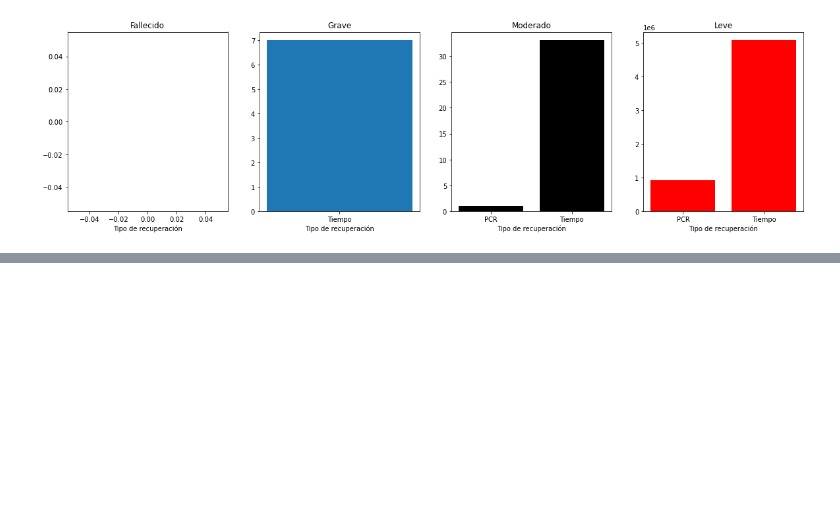
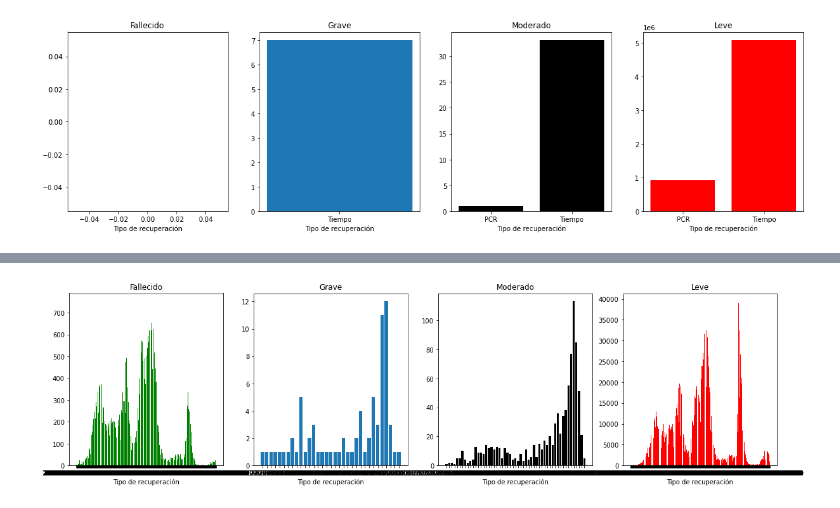
Before and after one commit to edangomez/INS-COVID19, a Jupyter notebook: pipeline.ipynb, the cells around one changed output, grey strips where cells are left out. Cells and saved outputs as stored; diff of their text form; code cells hidden in the pictures; blank space fills up the shorter version.

```diff
--- a/pipeline.ipynb
+++ b/pipeline.ipynb
@@ -464,0 +469,21 @@ plt.show()
+# %%
+fig, axs = plt.subplots(1, 4, figsize=(20,5))
+axs[0].bar(df[df['Estado']=='Fallecido']['Fecha de diagnóstico'].value_counts().sort_index().index, df[df['Estado']=='Fallecido']['Fecha de diagnóstico'].value_counts().sort_index(),\
+     color = 'g', align='center')
+axs[0].set_title('Fallecido')
+axs[0].set_xlabel('Tipo de recuperación')
+axs[1].bar(df[df['Estado']=='Grave']['Fecha de diagnóstico'].value_counts().sort_index().index, df[df['Estado']=='Grave']['Fecha de diagnóstico'].value_counts().sort_index(), align='center')
+axs[1].set_title('Grave')
+axs[1].set_xlabel('Tipo de recuperación')
+# axs[1].set_xlim([0,7])
+axs[2].bar(df[df['Estado']=='Moderado']['Fecha de diagnóstico'].value_counts().sort_index().index,df[df['Estado']=='Moderado']['Fecha de diagnóstico'].value_counts().sort_index(),\
+     color = 'k', align='center')
+axs[2].set_title('Moderado')
+axs[2].set_xlabel('Tipo de recuperación')
+axs[3].bar(df[df['Estado']=='Leve']['Fecha de diagnóstico'].value_counts().sort_index().index,df[df['Estado']=='Leve']['Fecha de diagnóstico'].value_counts().sort_index(), \
+    color = 'r', align='center')
+axs[3].set_title('Leve')
+axs[3].set_xlabel('Tipo de recuperación')
+plt.show()
+# %% [output]
+[figure, added]
```
Also changed, not shown: parts of 10 cells of this notebook.
